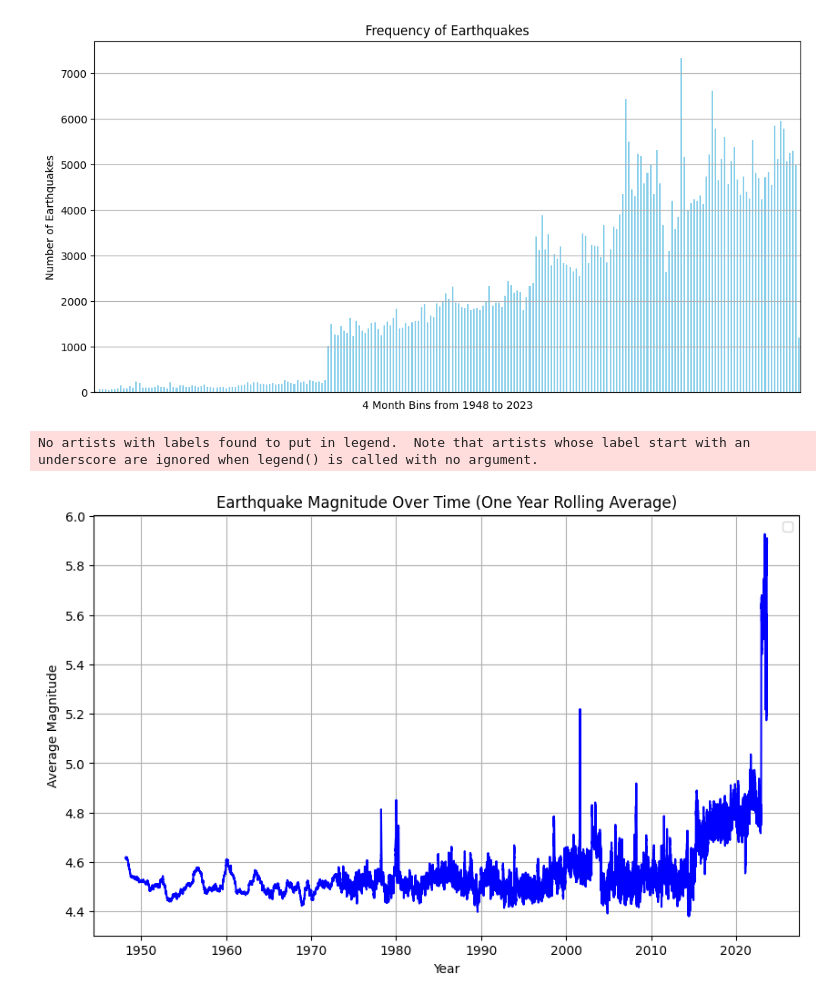
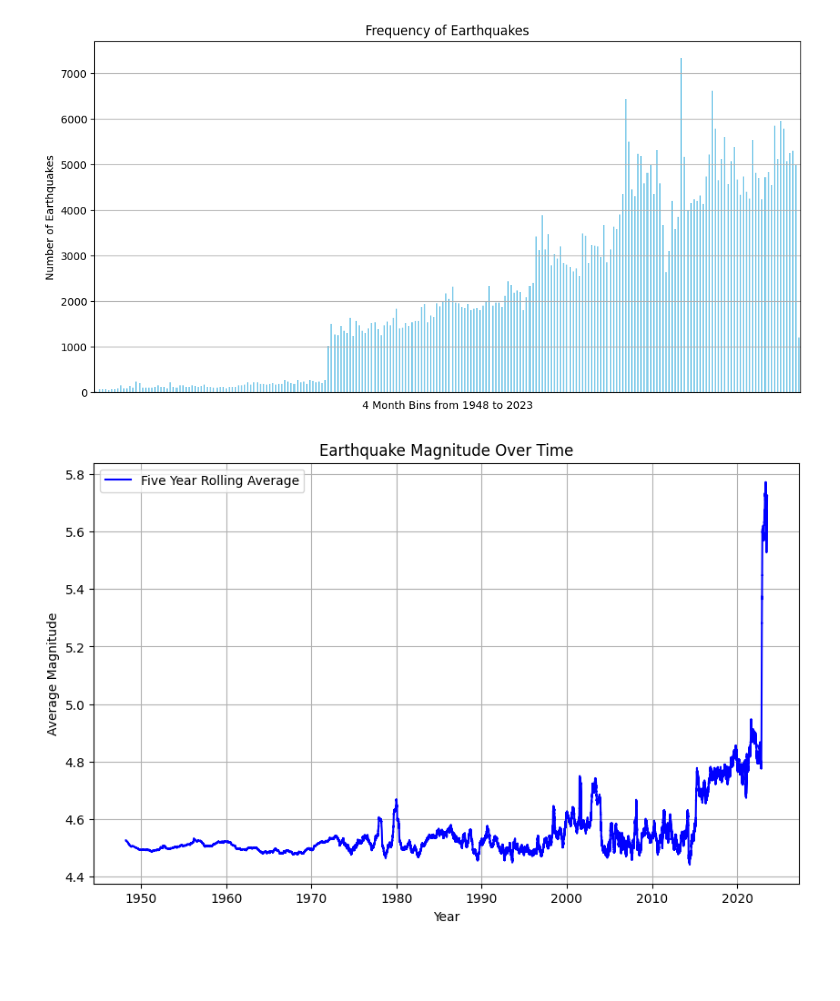
Before and after one commit to johnny-woodtke/quakin, a Jupyter notebook: main.ipynb, the cells around one changed output. Saved outputs shown, nothing was run; the diff lists cells and outputs as text; code cells hidden in the pictures; blank space fills up the shorter version.

```diff
--- a/main.ipynb
+++ b/main.ipynb
@@ -230,25 +230,24 @@ plt.show()
 # %% [output]
 [figure]
 # %%
-# earthquake magnitude over time (one year rolling average)
+# earthquake magnitude over time (five year rolling average)
 import matplotlib.pyplot as plt
 
 # Sort the DataFrame by time
 mag = df.copy()
 mag = mag.sort_values(by='datetime')
 
 # Calculate the one year rolling average of 'magnitude'
-rolling_average = mag['magnitude'].rolling(window=365).mean()
+rolling_average = mag['magnitude'].rolling(window=365*5).mean()
 
 # Create the line plot
 plt.figure(figsize=(10, 6))
-plt.plot(df['datetime'], rolling_average, color='blue')
+plt.plot(df['datetime'], rolling_average, label='Five Year Rolling Average', color='blue')
 plt.xlabel('Year')
 plt.ylabel('Average Magnitude')
-plt.title('Earthquake Magnitude Over Time (One Year Rolling Average)')
+plt.title('Earthquake Magnitude Over Time')
 plt.legend()
 plt.grid(True)
 plt.show()
 # %% [output]
-No artists with labels found to put in legend.  Note that artists whose label start with an underscore are ignored when legend() is called with no argument.
-[figure, old version]
+[figure, new version]
```
